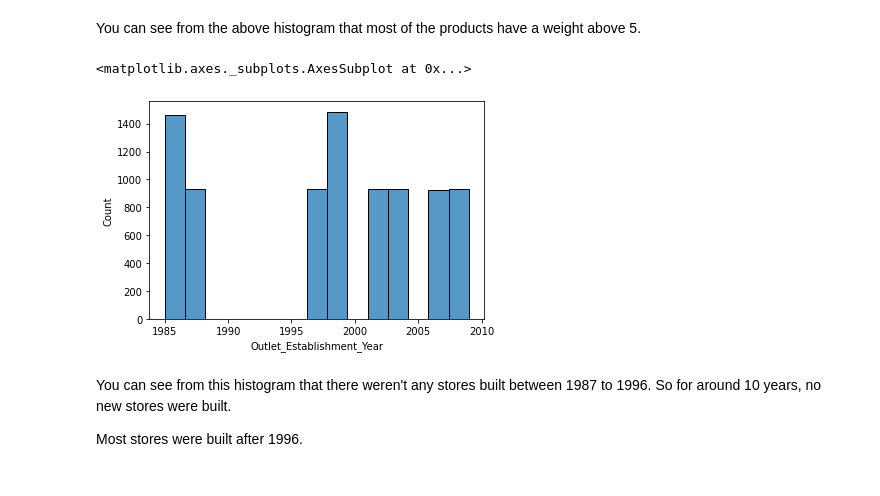
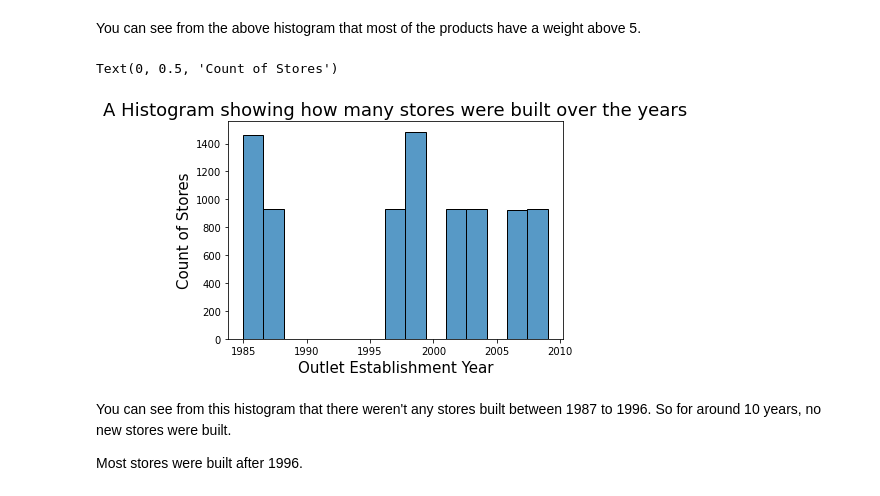
Before and after one commit to Kamal-Moha/Food-Sales-Predictions, a Jupyter notebook: Food_Sales_Prediction_2.ipynb, the cells around one changed output. Drawn from its saved outputs; the diff is of its cells as text; code cells hidden in the pictures.

```diff
--- a/Food_Sales_Prediction_2.ipynb
+++ b/Food_Sales_Prediction_2.ipynb
@@ -252,11 +256,18 @@ sns.histplot(data=df, x='Item_Weight')
 # %% [markdown]
 You can see from the above histogram that most of the products have a weight above 5.
-# %%
-# Making a histogram for the Outlet_Establishment_Year
-sns.histplot(data=df, x='Outlet_Establishment_Year')
-# %% [output]
-<matplotlib.axes._subplots.AxesSubplot at 0x...>
-[figure, removed]
+# %%
+# Making a histogram for the Outlet_Establishment_Year
+sns.histplot(data=df, x='Outlet_Establishment_Year');
+
+# Creating a title for the plot
+plt.title('A Histogram showing how many stores were built over the years', fontsize=18)
+
+# Creating labels for the x-axis and y-axis
+plt.xlabel('Outlet Establishment Year', fontsize=15)
+plt.ylabel('Count of Stores', fontsize=15)
+# %% [output]
+Text(0, 0.5, 'Count of Stores')
+[figure, added]
 # %% [markdown]
 You can see from this histogram that there weren't any stores built between 1987 to 1996. So for around 10 years, no new stores were built.
 
```
Also changed, not shown: parts of 17 cells of this notebook.
